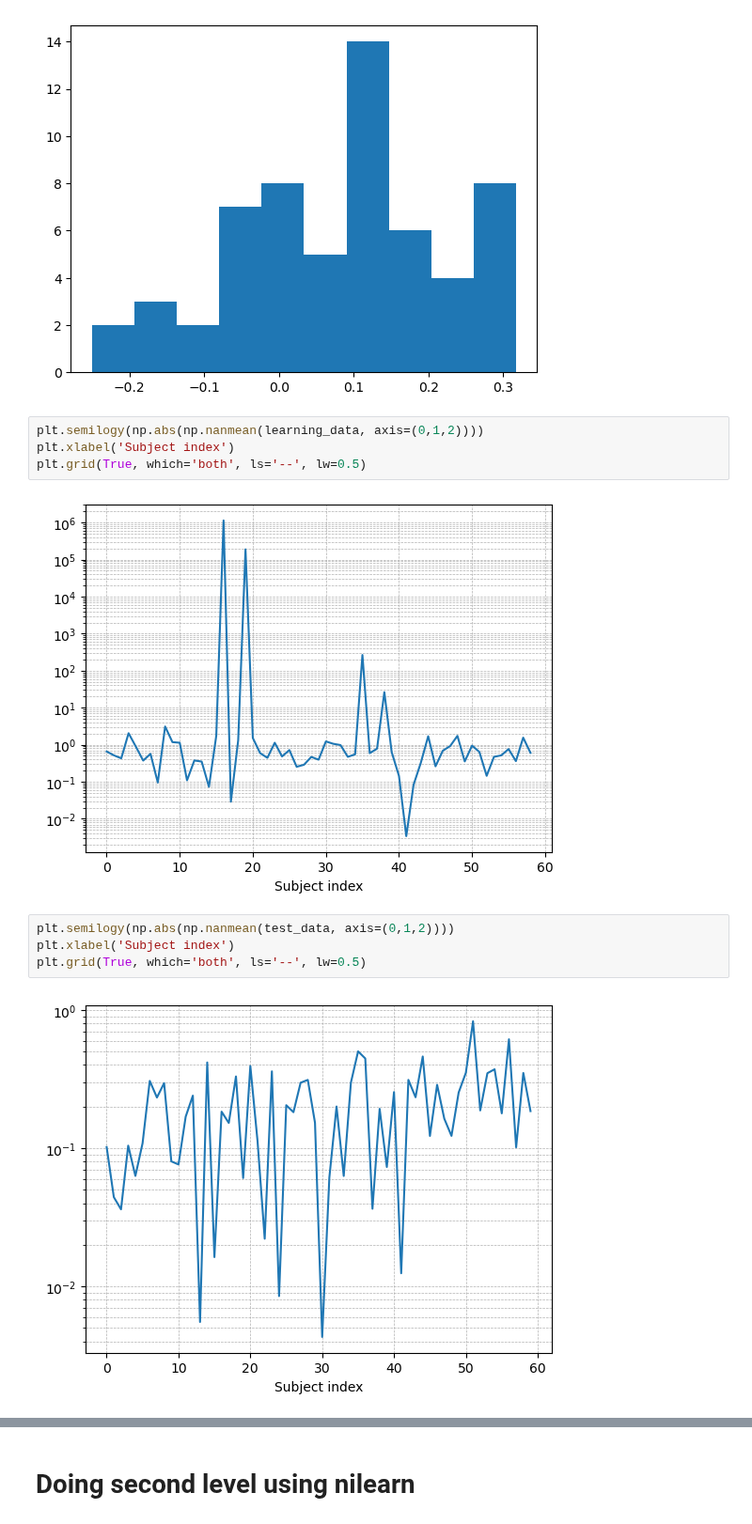
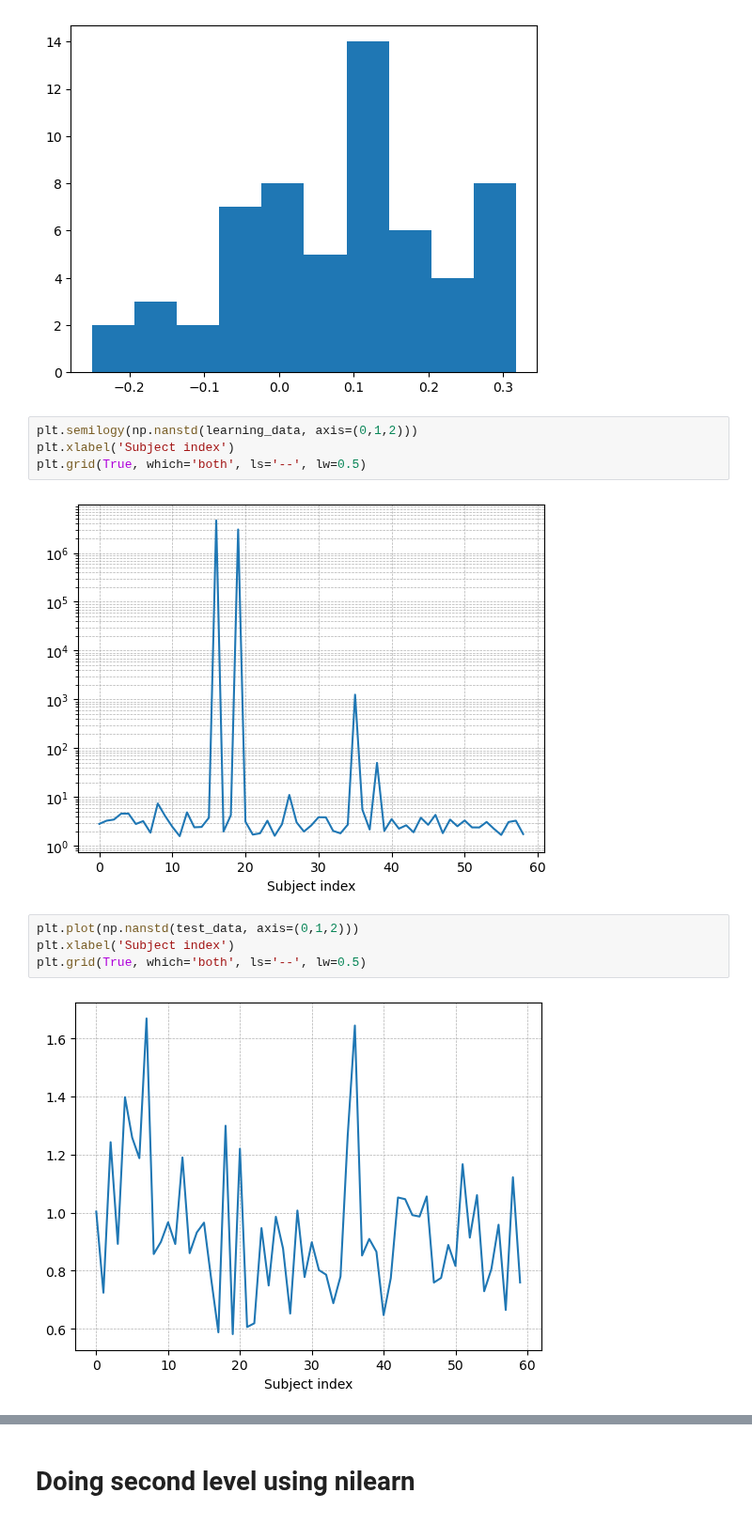
Before and after one commit to hugofluhr/learning-habits-analysis, a Jupyter notebook: notebooks/inspect_first_level.ipynb, the cells around one changed output, grey strips where cells are left out. Shown at 94% size. Cells and saved outputs as stored; diff of their text form.

```diff
--- a/notebooks/inspect_first_level.ipynb
+++ b/notebooks/inspect_first_level.ipynb
@@ -67,15 +67,15 @@ plt.hist(corrs);
 # %% [output]
 [figure]
 # %%
-plt.semilogy(np.abs(np.nanmean(learning_data, axis=(0,1,2))))
+plt.semilogy(np.nanstd(learning_data, axis=(0,1,2)))
 plt.xlabel('Subject index')
 plt.grid(True, which='both', ls='--', lw=0.5)
 # %% [output]
-[figure, old version]
+[figure, new version]
 # %%
-plt.semilogy(np.abs(np.nanmean(test_data, axis=(0,1,2))))
+plt.plot(np.nanstd(test_data, axis=(0,1,2)))
 plt.xlabel('Subject index')
 plt.grid(True, which='both', ls='--', lw=0.5)
 # %% [output]
-[figure, old version]
+[figure, new version]
 # %%
```
Also changed, not shown: parts of 10 cells of this notebook.
